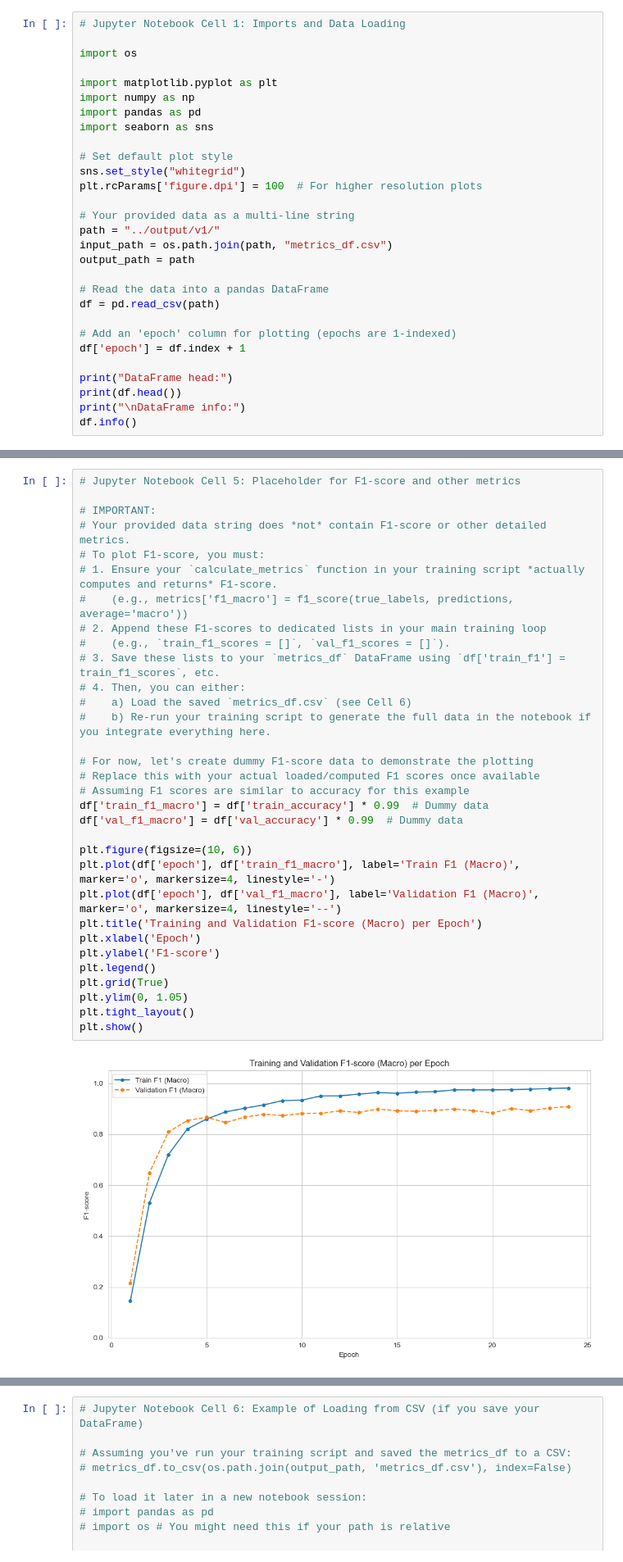
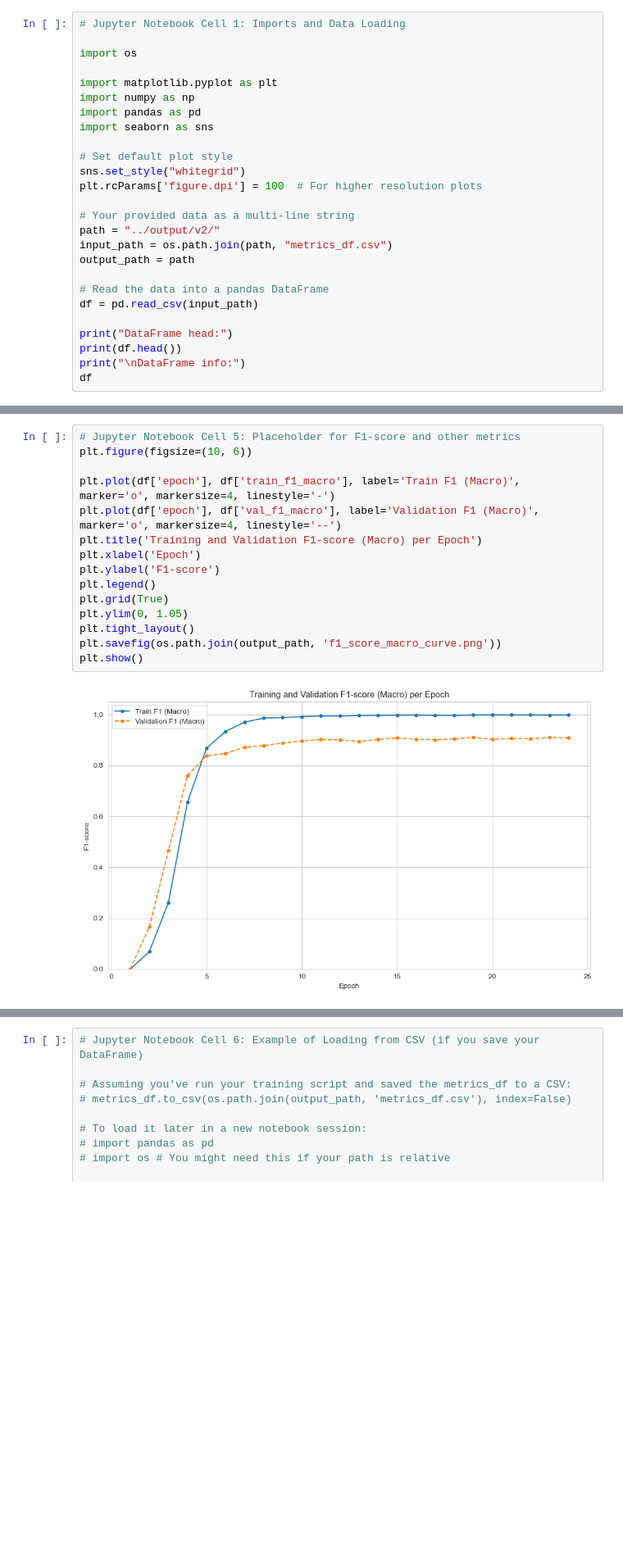
Before and after one commit to marcbeil/protein-prediction-project, a Jupyter notebook: src/vizualize_model_metrics.ipynb, the cells around one changed output, grey strips where cells are left out. Shown at 82% size. Drawn from its saved outputs; the diff is of its cells as text; blank space fills up the shorter version.

Commit message:
vizualize train val set

```diff
--- a/src/vizualize_model_metrics.ipynb
+++ b/src/vizualize_model_metrics.ipynb
@@ -13,19 +13,16 @@ sns.set_style("whitegrid")
 plt.rcParams['figure.dpi'] = 100  # For higher resolution plots
 
 # Your provided data as a multi-line string
-path = "../output/v1/"
+path = "../output/v2/"
 input_path = os.path.join(path, "metrics_df.csv")
 output_path = path
 
 # Read the data into a pandas DataFrame
-df = pd.read_csv(path)
-
-# Add an 'epoch' column for plotting (epochs are 1-indexed)
-df['epoch'] = df.index + 1
+df = pd.read_csv(input_path)
 
 print("DataFrame head:")
 print(df.head())
 print("\nDataFrame info:")
-df.info()
+df
 # %% [output]
 DataFrame head:
@@ -104,34 +118,17 @@ plt.show()
 # %%
 # Jupyter Notebook Cell 5: Placeholder for F1-score and other metrics
+plt.figure(figsize=(10, 6))
 
-# IMPORTANT:
-# Your provided data string does *not* contain F1-score or other detailed metrics.
-# To plot F1-score, you must:
-# 1. Ensure your `calculate_metrics` function in your training script *actually computes and returns* F1-score.
-#    (e.g., metrics['f1_macro'] = f1_score(true_labels, predictions, average='macro'))
-# 2. Append these F1-scores to dedicated lists in your main training loop
-#    (e.g., `train_f1_scores = []`, `val_f1_scores = []`).
-# 3. Save these lists to your `metrics_df` DataFrame using `df['train_f1'] = train_f1_scores`, etc.
-# 4. Then, you can either:
-#    a) Load the saved `metrics_df.csv` (see Cell 6)
-#    b) Re-run your training script to generate the full data in the notebook if you integrate everything here.
-
-# For now, let's create dummy F1-score data to demonstrate the plotting
-# Replace this with your actual loaded/computed F1 scores once available
-# Assuming F1 scores are similar to accuracy for this example
-df['train_f1_macro'] = df['train_accuracy'] * 0.99  # Dummy data
-df['val_f1_macro'] = df['val_accuracy'] * 0.99  # Dummy data
-
-plt.figure(figsize=(10, 6))
 plt.plot(df['epoch'], df['train_f1_macro'], label='Train F1 (Macro)', marker='o', markersize=4, linestyle='-')
 plt.plot(df['epoch'], df['val_f1_macro'], label='Validation F1 (Macro)', marker='o', markersize=4, linestyle='--')
 plt.title('Training and Validation F1-score (Macro) per Epoch')
 plt.xlabel('Epoch')
 plt.ylabel('F1-score')
 plt.legend()
 plt.grid(True)
 plt.ylim(0, 1.05)
 plt.tight_layout()
+plt.savefig(os.path.join(output_path, 'f1_score_macro_curve.png'))
 plt.show()
 # %% [output]
-[figure, old version]
+[figure, new version]
```
Also changed, not shown: parts of 5 cells of this notebook, 1 other file.
